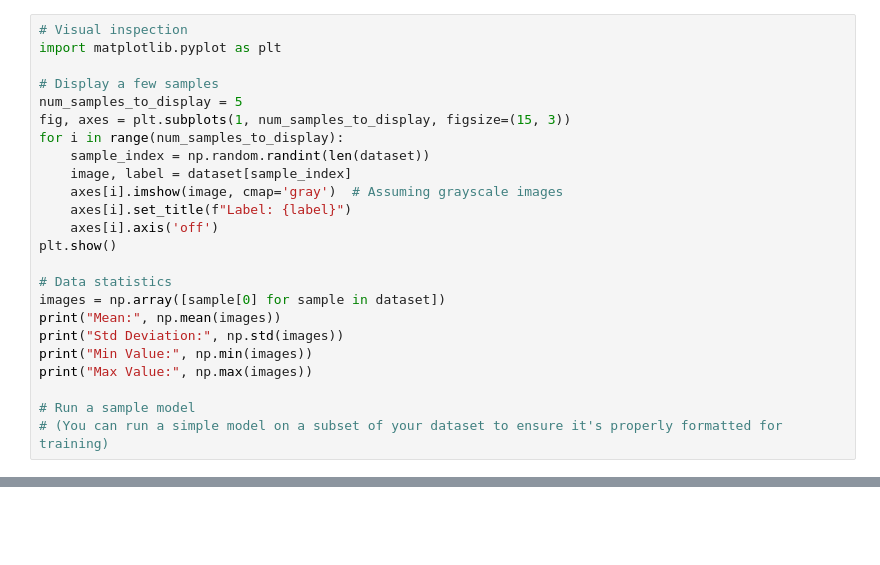
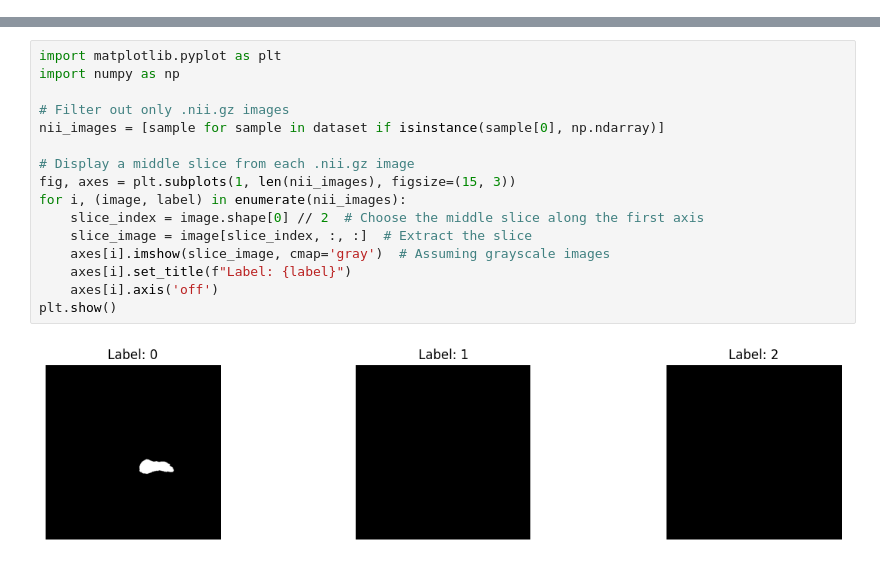
Before and after one commit to ethanmarshallanalytics/Object-Detection-YOLOv8, a Jupyter notebook: MATH_6373_Final_Code.ipynb, the cells around one changed output, grey strips where cells are left out. Drawn from its saved outputs; the diff is of its cells as text; blank space fills up the shorter version.

```diff
--- a/MATH_6373_Final_Code.ipynb
+++ b/MATH_6373_Final_Code.ipynb
@@ -74,24 +62,0 @@ NameError: name 'folder_path' is not defined
-# %%
-# Visual inspection
-import matplotlib.pyplot as plt
-
-# Display a few samples
-num_samples_to_display = 5
-fig, axes = plt.subplots(1, num_samples_to_display, figsize=(15, 3))
-for i in range(num_samples_to_display):
-    sample_index = np.random.randint(len(dataset))
-    image, label = dataset[sample_index]
-    axes[i].imshow(image, cmap='gray')  # Assuming grayscale images
-    axes[i].set_title(f"Label: {label}")
-    axes[i].axis('off')
-plt.show()
-
-# Data statistics
-images = np.array([sample[0] for sample in dataset])
-print("Mean:", np.mean(images))
-print("Std Deviation:", np.std(images))
-print("Min Value:", np.min(images))
-print("Max Value:", np.max(images))
-
-# Run a sample model
-# (You can run a simple model on a subset of your dataset to ensure it's properly formatted for training)
@@ -97,0 +116,18 @@ print("Max Value:", np.max(images))
+# %%
+import matplotlib.pyplot as plt
+import numpy as np
+
+# Filter out only .nii.gz images
+nii_images = [sample for sample in dataset if isinstance(sample[0], np.ndarray)]
+
+# Display a middle slice from each .nii.gz image
+fig, axes = plt.subplots(1, len(nii_images), figsize=(15, 3))
+for i, (image, label) in enumerate(nii_images):
+    slice_index = image.shape[0] // 2  # Choose the middle slice along the first axis
+    slice_image = image[slice_index, :, :]  # Extract the slice
+    axes[i].imshow(slice_image, cmap='gray')  # Assuming grayscale images
+    axes[i].set_title(f"Label: {label}")
+    axes[i].axis('off')
+plt.show()
+# %% [output]
+[figure, added]
```
Also changed, not shown: parts of 6 cells of this notebook.
